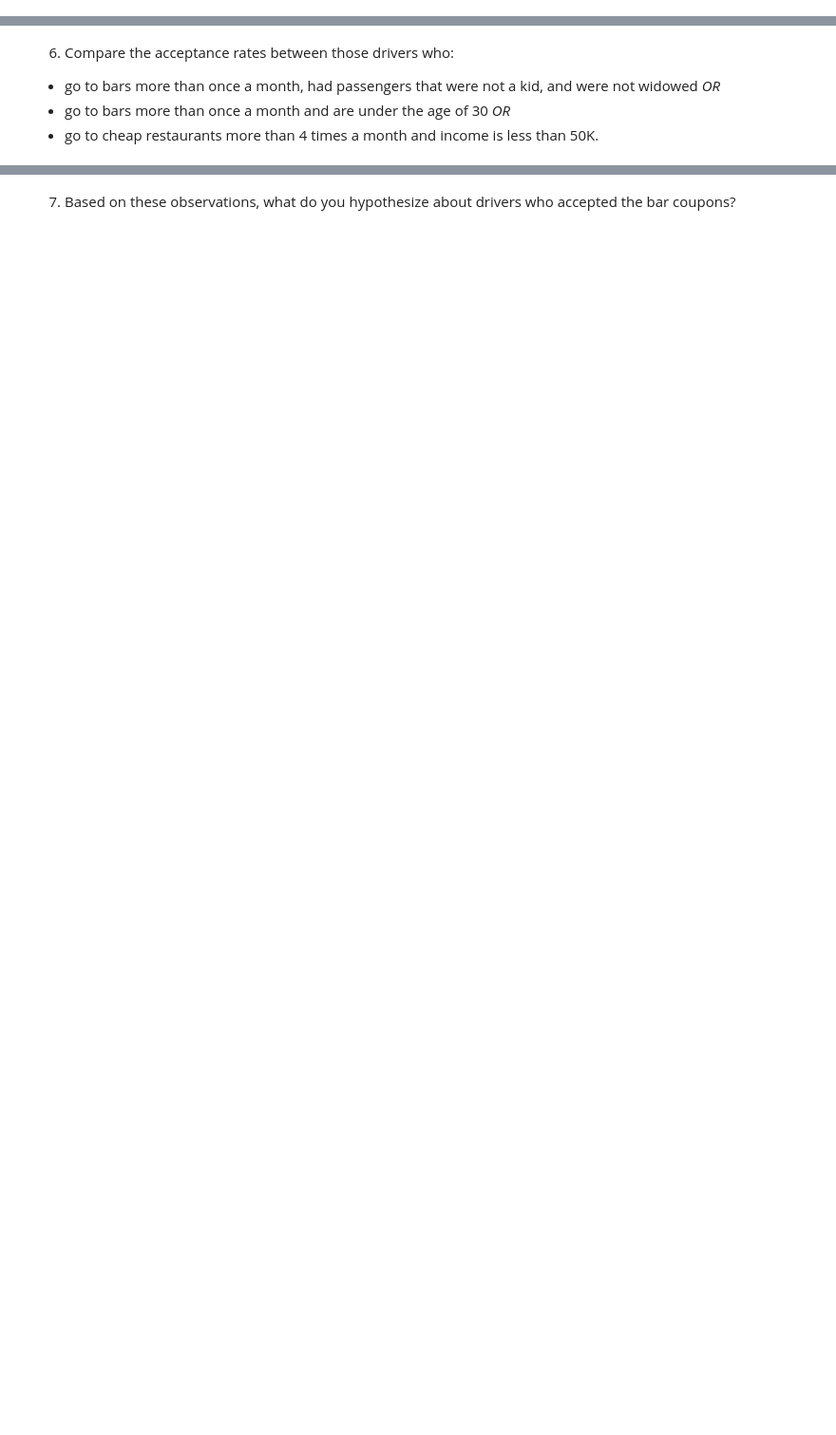
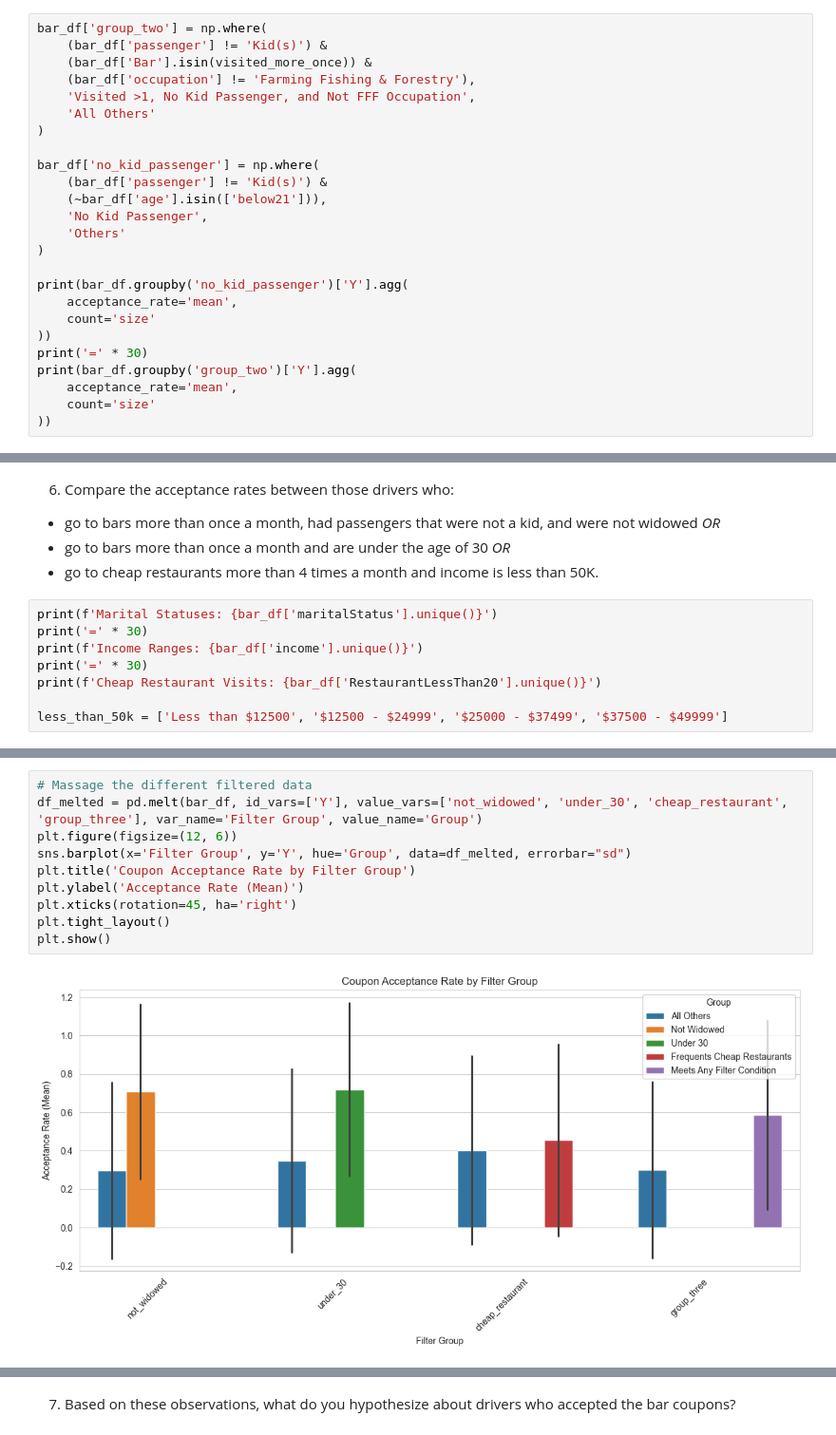
Before and after one commit to thechiangsta/UCB-Module-5-Assignment, a Jupyter notebook: prompt.ipynb, the cells around one changed output, grey strips where cells are left out. Shown at 95% size. Saved outputs shown, nothing was run; the diff lists cells and outputs as text; blank space fills up the shorter version.

```diff
--- a/prompt.ipynb
+++ b/prompt.ipynb
@@ -270,2 +298,27 @@ Now I need to group rows into two groups: ['never', 'less1', and '1~3'] and ['gt
 # %% [markdown]
 5. Use the same process to compare the acceptance rate between drivers who go to bars more than once a month and had passengers that were not a kid and had occupations other than farming, fishing, or forestry.
+# %%
+bar_df['group_two'] = np.where(
+    (bar_df['passenger'] != 'Kid(s)') &
+    (bar_df['Bar'].isin(visited_more_once)) &
+    (bar_df['occupation'] != 'Farming Fishing & Forestry'),
+    'Visited >1, No Kid Passenger, and Not FFF Occupation',
+    'All Others'
+)
+
+bar_df['no_kid_passenger'] = np.where(
+    (bar_df['passenger'] != 'Kid(s)') &
+    (~bar_df['age'].isin(['below21'])),
+    'No Kid Passenger',
+    'Others'
+)
+
+print(bar_df.groupby('no_kid_passenger')['Y'].agg(
+    acceptance_rate='mean',
+    count='size'
+))
+print('=' * 30)
+print(bar_df.groupby('group_two')['Y'].agg(
+    acceptance_rate='mean',
+    count='size'
+))
@@ -275,3 +340,11 @@ Now I need to group rows into two groups: ['never', 'less1', and '1~3'] and ['gt
 - go to bars more than once a month, had passengers that were not a kid, and were not widowed *OR*
 - go to bars more than once a month and are under the age of 30 *OR*
 - go to cheap restaurants more than 4 times a month and income is less than 50K.
+# %%
+print(f'Marital Statuses: {bar_df['maritalStatus'].unique()}')
+print('=' * 30)
+print(f'Income Ranges: {bar_df['income'].unique()}')
+print('=' * 30)
+print(f'Cheap Restaurant Visits: {bar_df['RestaurantLessThan20'].unique()}')
+
+less_than_50k = ['Less than $12500', '$12500 - $24999', '$25000 - $37499', '$37500 - $49999']
@@ -277,0 +435,12 @@ Now I need to group rows into two groups: ['never', 'less1', and '1~3'] and ['gt
+# %%
+# Massage the different filtered data
+df_melted = pd.melt(bar_df, id_vars=['Y'], value_vars=['not_widowed', 'under_30', 'cheap_restaurant', 'group_three'], var_name='Filter Group', value_name='Group')
+plt.figure(figsize=(12, 6))
+sns.barplot(x='Filter Group', y='Y', hue='Group', data=df_melted, errorbar="sd")
+plt.title('Coupon Acceptance Rate by Filter Group')
+plt.ylabel('Acceptance Rate (Mean)')
+plt.xticks(rotation=45, ha='right')
+plt.tight_layout()
+plt.show()
+# %% [output]
+[figure, added]
```
Also changed, not shown: parts of 25 cells of this notebook.
